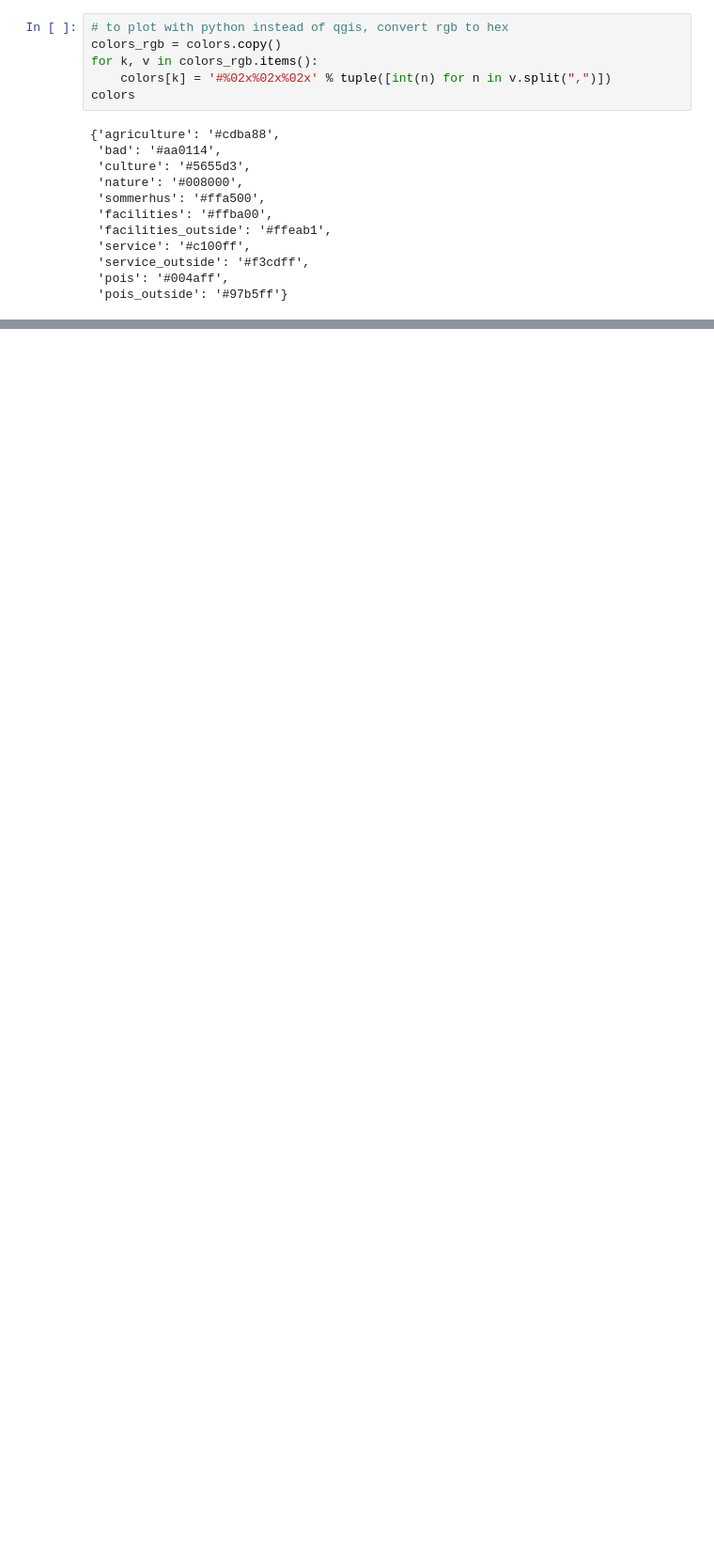
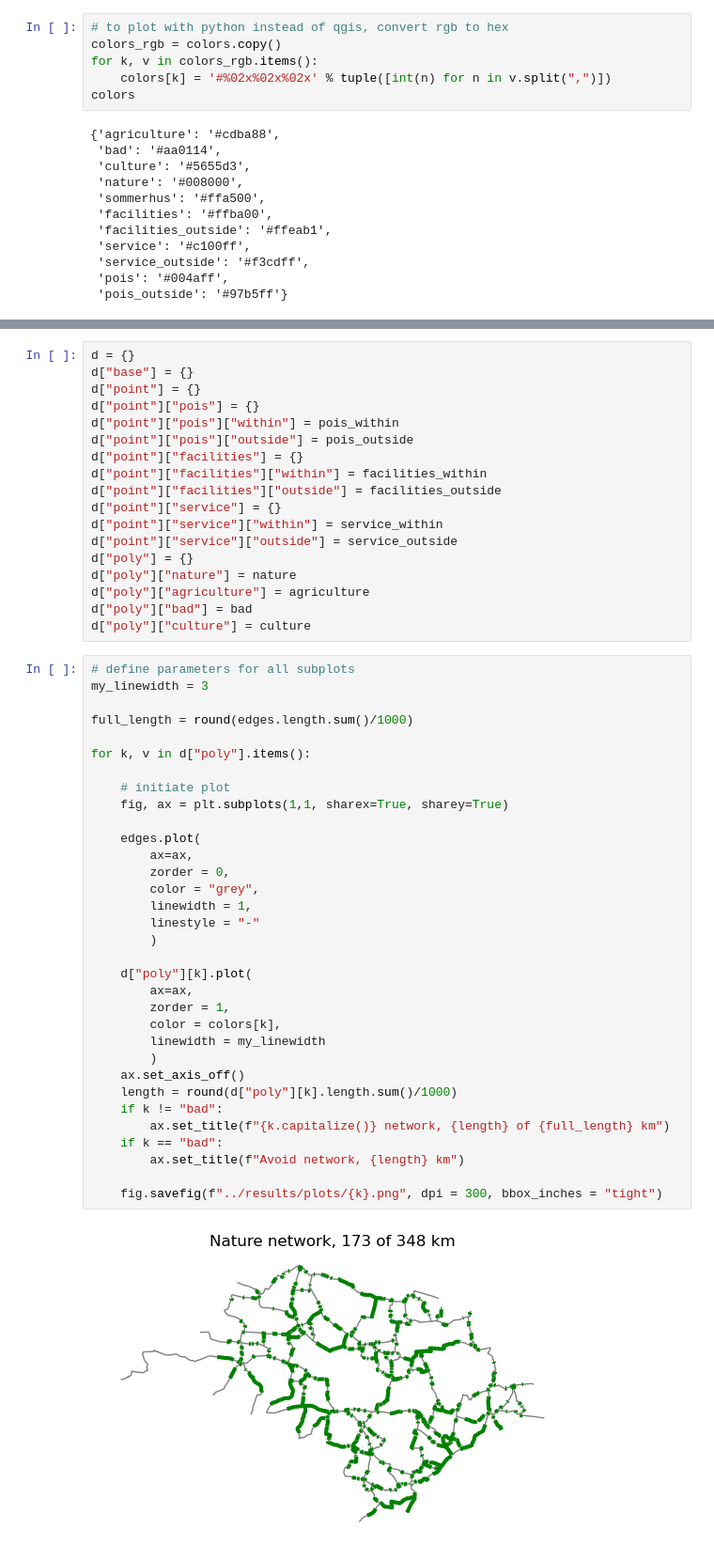
Before and after one commit to anastassiavybornova/knudepunkter, a Jupyter notebook: scripts/07_plot_network_statistics.ipynb, the cells around one changed output, grey strips where cells are left out. Shown at 94% size. Drawn from its saved outputs; the diff is of its cells as text; blank space fills up the shorter version.

```diff
--- a/scripts/07_plot_network_statistics.ipynb
+++ b/scripts/07_plot_network_statistics.ipynb
@@ -299,0 +302,53 @@ fig.savefig(f"../results/plots/evaluation_{study_area}.png", dpi = 300)
+# %%
+d = {}
+d["base"] = {}
+d["point"] = {}
+d["point"]["pois"] = {}
+d["point"]["pois"]["within"] = pois_within
+d["point"]["pois"]["outside"] = pois_outside
+d["point"]["facilities"] = {}
+d["point"]["facilities"]["within"] = facilities_within
+d["point"]["facilities"]["outside"] = facilities_outside
+d["point"]["service"] = {}
+d["point"]["service"]["within"] = service_within
+d["point"]["service"]["outside"] = service_outside
+d["poly"] = {}
+d["poly"]["nature"] = nature
+d["poly"]["agriculture"] = agriculture
+d["poly"]["bad"] = bad
+d["poly"]["culture"] = culture
+# %%
+# define parameters for all subplots
+my_linewidth = 3
+
+full_length = round(edges.length.sum()/1000)
+
+for k, v in d["poly"].items():
+
+    # initiate plot
+    fig, ax = plt.subplots(1,1, sharex=True, sharey=True)
+
+    edges.plot(
+        ax=ax,
+        zorder = 0,
+        color = "grey",
+        linewidth = 1,
+        linestyle = "-"
+        )
+
+    d["poly"][k].plot(
+        ax=ax,
+        zorder = 1,
+        color = colors[k],
+        linewidth = my_linewidth
+        )
+    ax.set_axis_off()
+    length = round(d["poly"][k].length.sum()/1000)
+    if k != "bad":
+        ax.set_title(f"{k.capitalize()} network, {length} of {full_length} km")
+    if k == "bad":
+        ax.set_title(f"Avoid network, {length} km")
+
+    fig.savefig(f"../results/plots/{k}.png", dpi = 300, bbox_inches = "tight")
+# %% [output]
+[figure, added]
```
Also changed, not shown: parts of 8 cells of this notebook.
